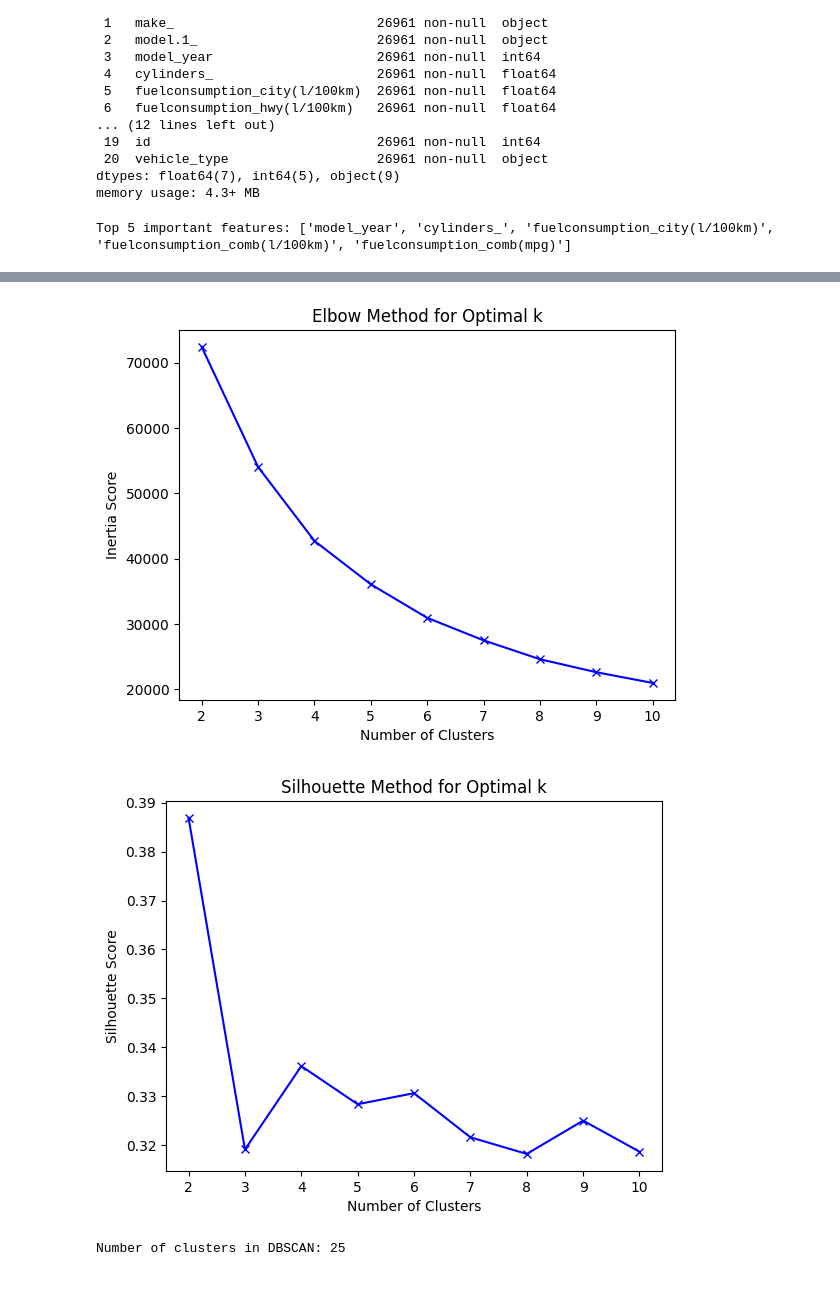
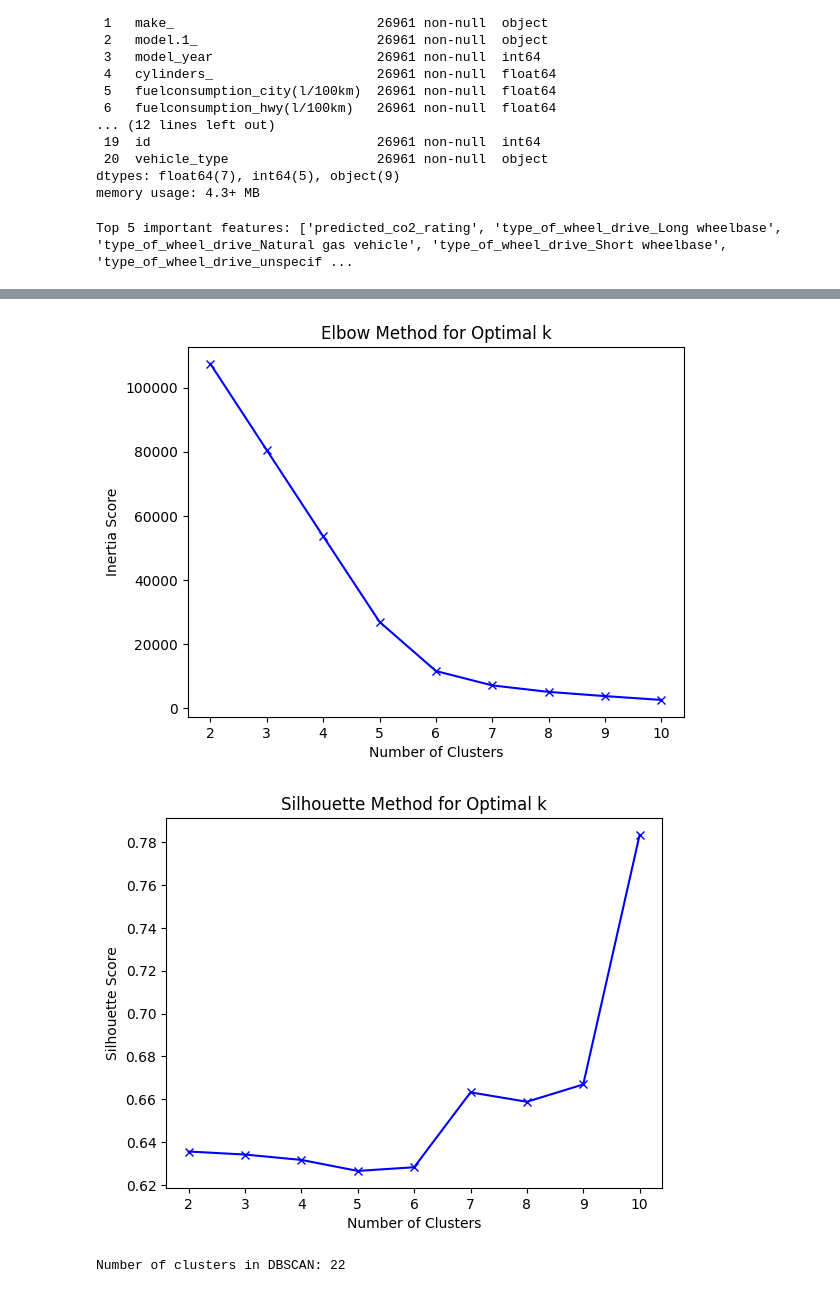
Before and after one commit to lfunderburk/machine-learning-capstone, a Jupyter notebook: notebooks/unsupervised-learning.ipynb, the cells around one changed output, grey strips where cells are left out. Saved outputs shown, nothing was run; the diff lists cells and outputs as text; code cells hidden in the pictures.

```diff
--- a/notebooks/unsupervised-learning.ipynb
+++ b/notebooks/unsupervised-learning.ipynb
@@ -76,7 +76,7 @@ Data columns (total 21 columns):
 dtypes: float64(7), int64(5), object(9)
 memory usage: 4.3+ MB
 # %%
-X = df[['model_year', 'cylinders_', 'fuelconsumption_city(l/100km)', 'fuelconsumption_hwy(l/100km)',
+X = df[['predicted_co2_rating','model_year', 'cylinders_', 'fuelconsumption_city(l/100km)', 'fuelconsumption_hwy(l/100km)',
         'fuelconsumption_comb(l/100km)', 'number_of_gears', 'enginesize_(l)',
         'fuelconsumption_comb(mpg)', 'transmission_type', 'mapped_fuel_type',
         'type_of_wheel_drive']]
@@ -100,11 +100,10 @@ rfe.fit(X, y)
 top_features = X.columns[rfe.support_].tolist()
 print("Top 5 important features:", top_features)
 # %% [output]
-Top 5 important features: ['model_year', 'cylinders_', 'fuelconsumption_city(l/100km)', 'fuelconsumption_comb(l/100km)', 'fuelconsumption_comb(mpg)']
+Top 5 important features: ['predicted_co2_rating', 'type_of_wheel_drive_Long wheelbase', 'type_of_wheel_drive_Natural gas vehicle', 'type_of_wheel_drive_Short wheelbase', 'type_of_wheel_drive_unspecif ...
 # %%
 # select only the top 5 important features
-X = df[['model_year', 'cylinders_', 'fuelconsumption_city(l/100km)', 'fuelconsumption_comb(l/100km)',
-        'fuelconsumption_comb(mpg)']]
+X = X[['predicted_co2_rating', 'type_of_wheel_drive_Long wheelbase', 'type_of_wheel_drive_Natural gas vehicle', 'type_of_wheel_drive_Short wheelbase', 'type_of_wheel_drive_unspecified']]
 
 # standardize the data
 scaler = StandardScaler()
@@ -128,9 +127,12 @@ import matplotlib.pyplot as plt
 import numpy as np
 
 # select the top 5 important features
-X = df[['model_year', 'cylinders_',
-    'fuelconsumption_city(l/100km)', 'fuelconsumption_comb(l/100km)',
-    'fuelconsumption_comb(mpg)']].values
+# select only the top 5 important features
+X = X[['predicted_co2_rating',
+'type_of_wheel_drive_Long wheelbase',
+'type_of_wheel_drive_Natural gas vehicle',
+'type_of_wheel_drive_Short wheelbase',
+ 'type_of_wheel_drive_unspecified']]
 
 # standardize the data
 X = (X - X.mean(axis=0)) / X.std(axis=0)
@@ -198,6 +200,6 @@ For n_clusters = 10 The inertia score is : 20959.918509868774 The average silhou
-[figure, old version]
+[figure, new version]
-[figure, old version]
+[figure, new version]
-Number of clusters in DBSCAN: 25
+Number of clusters in DBSCAN: 22
 # %%
 import pandas as pd
 from sklearn.cluster import DBSCAN
```
Also changed, not shown: parts of 13 cells of this notebook.
